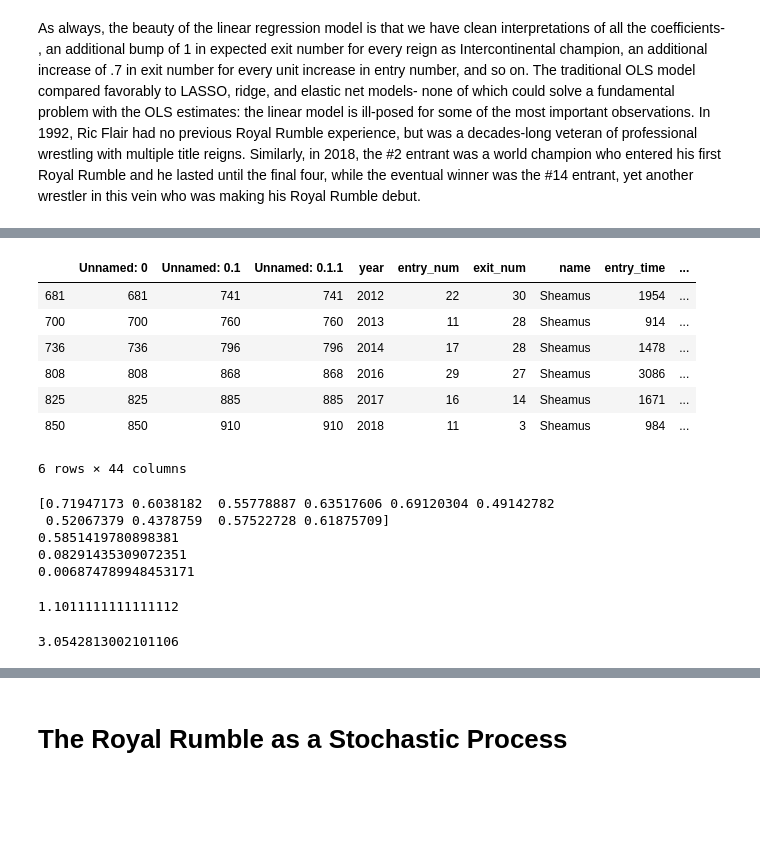
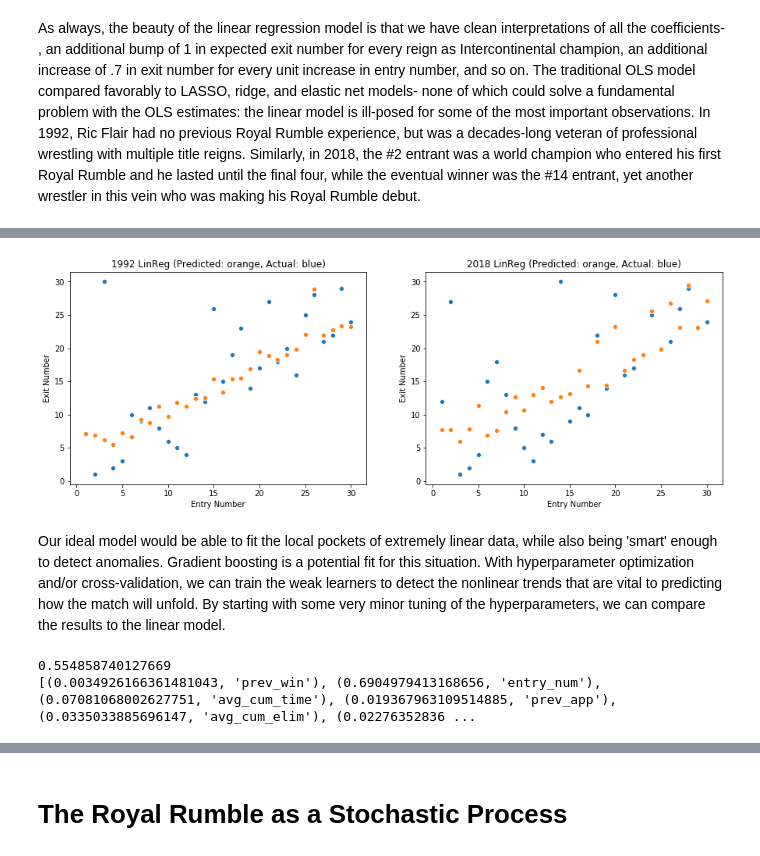
Before and after one commit to ComputerBoy9000/Royal_Rumble_Analysis, a Jupyter notebook: Royal_Rumble_Analysis.ipynb, the cells around one changed output, grey strips where cells are left out. Cells and saved outputs as stored; diff of their text form; code cells hidden in the pictures; blank space fills up the shorter version.

```diff
--- a/Royal_Rumble_Analysis.ipynb
+++ b/Royal_Rumble_Analysis.ipynb
@@ -503,25 +303,0 @@ RUMBLE_DATA['KM'] = pd.Series(km.labels_)
-# %%
-RUMBLE_DATA.loc[RUMBLE_DATA['name'] == 'Sheamus']
-# %% [output]
-|  | Unnamed: 0 | Unnamed: 0.1 | Unnamed: 0.1.1 | year | entry_num | exit_num | name | entry_time | ... |
-| 681 | 681 | 741 | 741 | 2012 | 22 | 30 | Sheamus | 1954 | ... |
-| 700 | 700 | 760 | 760 | 2013 | 11 | 28 | Sheamus | 914 | ... |
-| 736 | 736 | 796 | 796 | 2014 | 17 | 28 | Sheamus | 1478 | ... |
-| 808 | 808 | 868 | 868 | 2016 | 29 | 27 | Sheamus | 3086 | ... |
-| 825 | 825 | 885 | 885 | 2017 | 16 | 14 | Sheamus | 1671 | ... |
-| 850 | 850 | 910 | 910 | 2018 | 11 | 3 | Sheamus | 984 | ... |
-6 rows × 44 columns
-# %%
-from sklearn.model_selection import cross_val_score, StratifiedKFold
-gbcv = GradientBoostingRegressor(random_state = 0, min_samples_leaf = 2, n_estimators = 92, learning_rate =.1)
-score = cross_val_score(gbcv, X_train[features], y_train, cv = 10)
-print(score)
-print(score.mean())
-print(score.std())
-print(score.var())
-# %% [output]
-[0.71947173 0.6038182  0.55778887 0.63517606 0.69120304 0.49142782
- 0.52067379 0.4378759  0.57522728 0.61875709]
-0.5851419780898381
-0.08291435309072351
-0.006874789948453171
@@ -530,8 +304,41 @@ gb_pred = gbreg.predict(X_test)
-# %%
-RUMBLE_DATA['total_elim'].mean()
-# %% [output]
-1.1011111111111112
-# %%
-RUMBLE_DATA['total_elim'].var()
-# %% [output]
-3.0542813002101106
+# %%
+plt.figure(figsize = (15,5))
+
+plt.subplot(1,2,1)
+
+sns.scatterplot(x = range(1,31), y = y_test[0:30])
+
+sns.scatterplot(x = range(1,31), y = linreg_pred[0:30])
+
+plt.title('1992 LinReg (Predicted: orange, Actual: blue)')
+
+plt.xlabel('Entry Number')
+plt.ylabel('Exit Number')
+
+plt.subplot(1,2,2)
+
+sns.scatterplot(x = range(1,31), y = y_test[150:180])
+
+sns.scatterplot(x = range(1,31), y = linreg_pred[150:180])
+
+plt.title('2018 LinReg (Predicted: orange, Actual: blue)')
+plt.xlabel('Entry Number')
+plt.ylabel('Exit Number')
+
+plt.show()
+# %% [output]
+[figure, added]
+# %% [markdown]
+Our ideal model would be able to fit the local pockets of extremely linear data, while also being 'smart' enough to detect anomalies. Gradient boosting is a potential fit for this situation. With hyperparameter optimization and/or cross-validation, we can train the weak learners to detect the nonlinear trends that are vital to predicting how the match will unfold. By starting with some very minor tuning of the hyperparameters, we can compare the results to the linear model.
+# %%
+from sklearn.ensemble import GradientBoostingRegressor
+
+gbreg = GradientBoostingRegressor(random_state = 0, min_samples_leaf = 2, n_estimators = 92, learning_rate =.1)
+
+gbreg.fit(X_train,y_train)
+
+print(gbreg.score(X_test,y_test))
+print(list(zip(gbreg.feature_importances_, features)))
+# %% [output]
+0.554858740127669
+[(0.0034926166361481043, 'prev_win'), (0.6904979413168656, 'entry_num'), (0.07081068002627751, 'avg_cum_time'), (0.019367963109514885, 'prev_app'), (0.0335033885696147, 'avg_cum_elim'), (0.02276352836 ...
```
Also changed, not shown: parts of 122 cells of this notebook, 5 other files.
